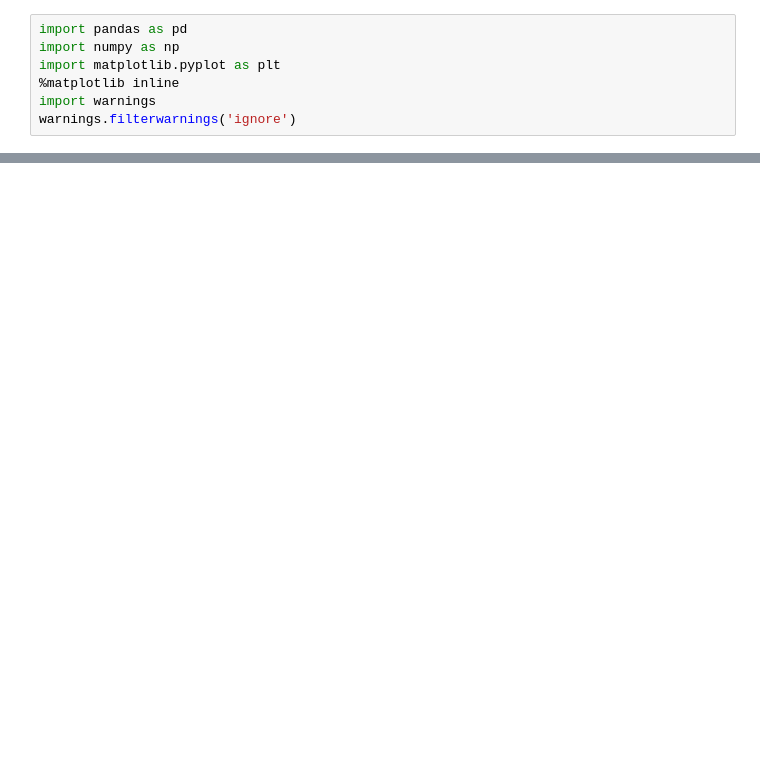
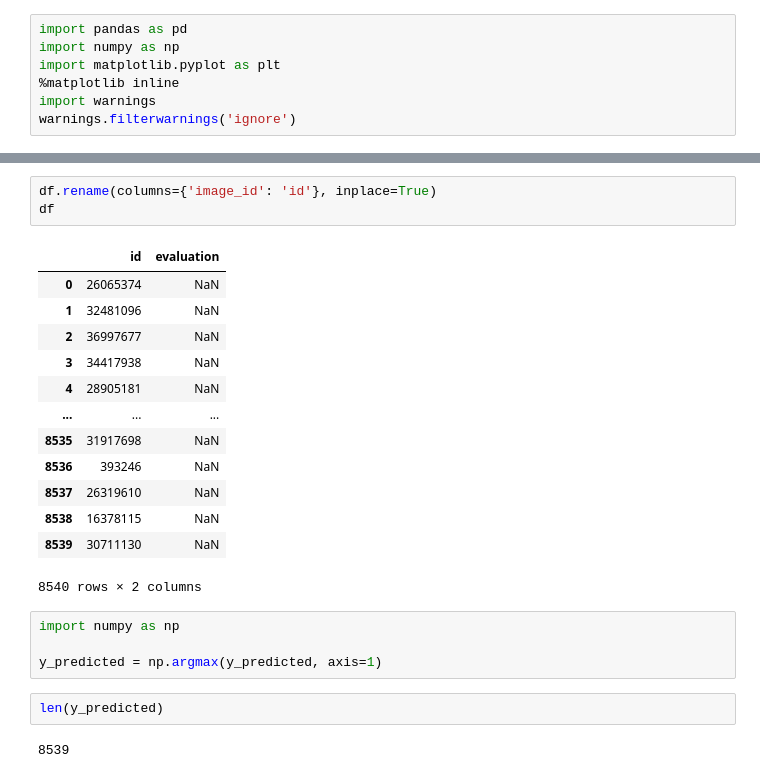
Before and after one commit to galaniaditya/Chess-Prediction, a Jupyter notebook: ChessPrediction.ipynb, the cells around one changed output, grey strips where cells are left out. Saved outputs shown, nothing was run; the diff lists cells and outputs as text; blank space fills up the shorter version.

```diff
--- a/ChessPrediction.ipynb
+++ b/ChessPrediction.ipynb
@@ -368,0 +291,25 @@ len(X_combined)
+# %%
+df.rename(columns={'image_id': 'id'}, inplace=True)
+df
+# %% [output]
+|  | id | evaluation |
+| 0 | 26065374 | NaN |
+| 1 | 32481096 | NaN |
+| 2 | 36997677 | NaN |
+| 3 | 34417938 | NaN |
+| 4 | 28905181 | NaN |
+| ... | ... | ... |
+| 8535 | 31917698 | NaN |
+| 8536 | 393246 | NaN |
+| 8537 | 26319610 | NaN |
+| 8538 | 16378115 | NaN |
+| 8539 | 30711130 | NaN |
+8540 rows × 2 columns
+# %%
+import numpy as np
+
+y_predicted = np.argmax(y_predicted, axis=1)
+# %%
+len(y_predicted)
+# %% [output]
+8539
```
Also changed, not shown: parts of 36 cells of this notebook, 34 other files.
